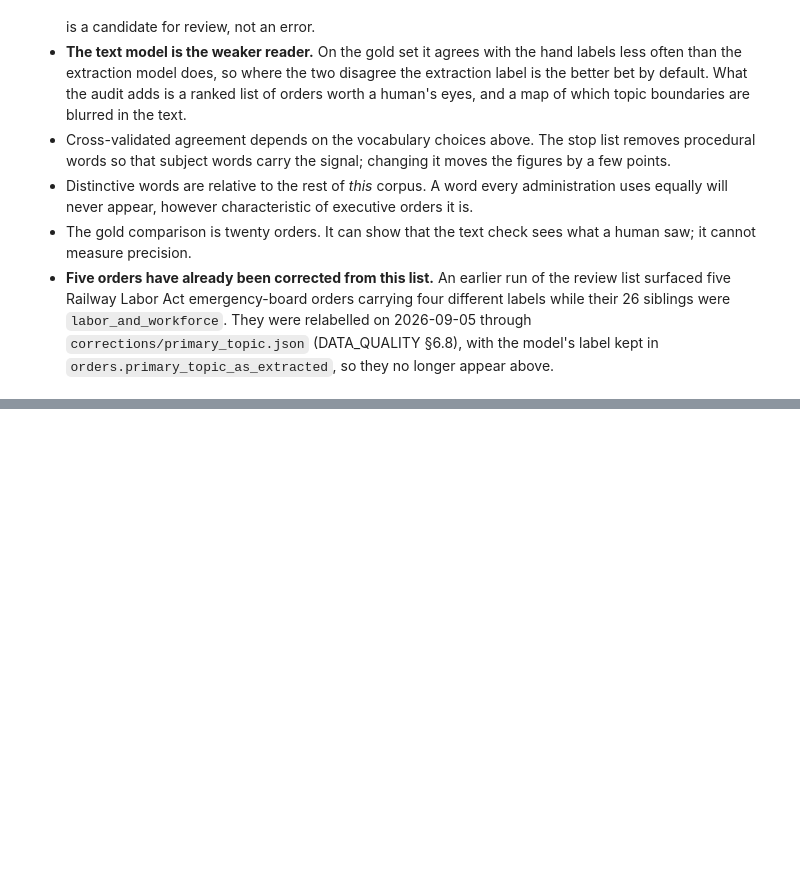
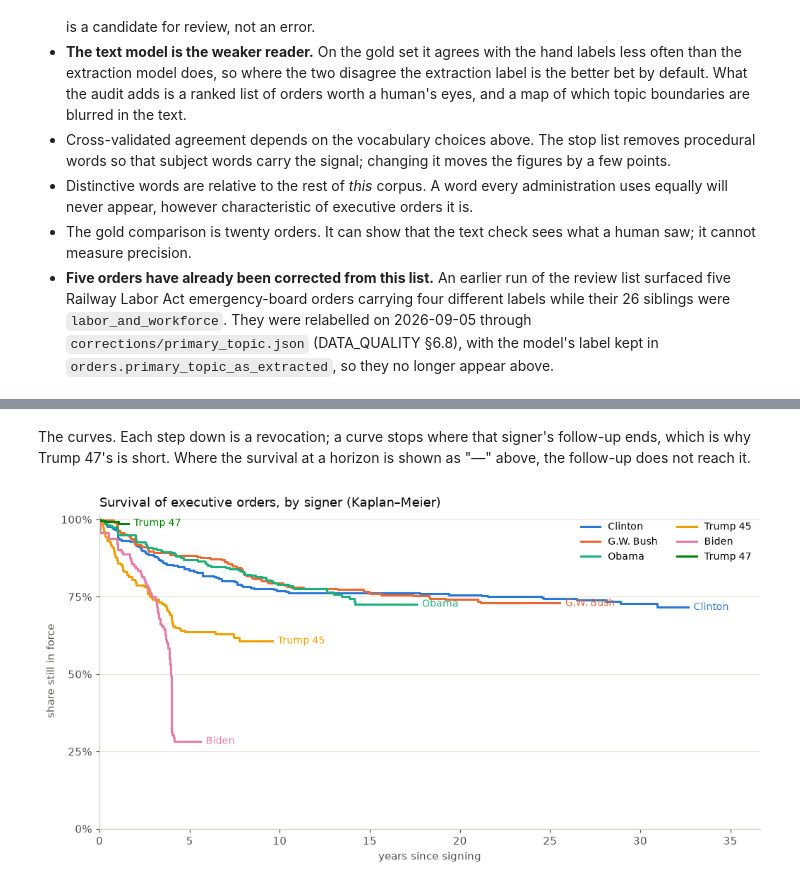
Before and after one commit to DaveKT/EO_Analysis, a Jupyter notebook: notebooks/analysis.ipynb, the cells around one changed output, grey strips where cells are left out. Drawn from its saved outputs; the diff is of its cells as text; code cells hidden in the pictures; blank space fills up the shorter version.

```diff
--- a/notebooks/analysis.ipynb
+++ b/notebooks/analysis.ipynb
@@ -868,0 +977,30 @@ pd.DataFrame(distinctive, index=range(1, 13))
+# %% [markdown]
+The curves. Each step down is a revocation; a curve stops where that signer's
+follow-up ends, which is why Trump 47's is short. Where the survival at a horizon is
+shown as "—" above, the follow-up does not reach it.
+# %%
+# Categorical slots 1-6 of the reference palette, in fixed order (never cycled).
+SERIES = ["#2a78d6", "#eb6834", "#1baf7a", "#eda100", "#e87ba4", "#008300"]
+
+fig, ax = plt.subplots(figsize=(9.5, 5))
+for colour, actor in zip(SERIES, ADMINS):
+    c = curves[actor]
+    # extend the step to the end of follow-up so the curve shows how long it was watched
+    xs = np.append(c.years.values, FOLLOW_UP[actor]); ys = np.append(c.survival.values, c.survival.values[-1])
+    ax.step(xs, ys, where="post", color=colour, linewidth=2, label=actor)
+    ax.text(xs[-1] + 0.3, ys[-1], actor, va="center", fontsize=9, color=colour)
+ax.set_ylim(0, 1.02); ax.set_xlim(0, FOLLOW_UP["Clinton"] + 4)
+ax.set_yticks([0, .25, .5, .75, 1], ["0%", "25%", "50%", "75%", "100%"])
+ax.set_xlabel("years since signing", color=MUTED)
+ax.set_ylabel("share still in force", color=MUTED)
+ax.set_title("Survival of executive orders, by signer (Kaplan–Meier)", loc="left", fontsize=12, color=INK)
+ax.legend(frameon=False, loc="upper right", fontsize=9, ncol=2)
+for side in ("top", "right"):
+    ax.spines[side].set_visible(False)
+ax.spines["left"].set_color("#d0cfc9"); ax.spines["bottom"].set_color("#d0cfc9")
+ax.yaxis.grid(True, color="#e6e5df", linewidth=0.8); ax.set_axisbelow(True)
+ax.tick_params(colors=MUTED)
+plt.tight_layout()
+plt.show()
+# %% [output]
+[figure, added]
```
Also changed, not shown: parts of 8 cells of this notebook.
